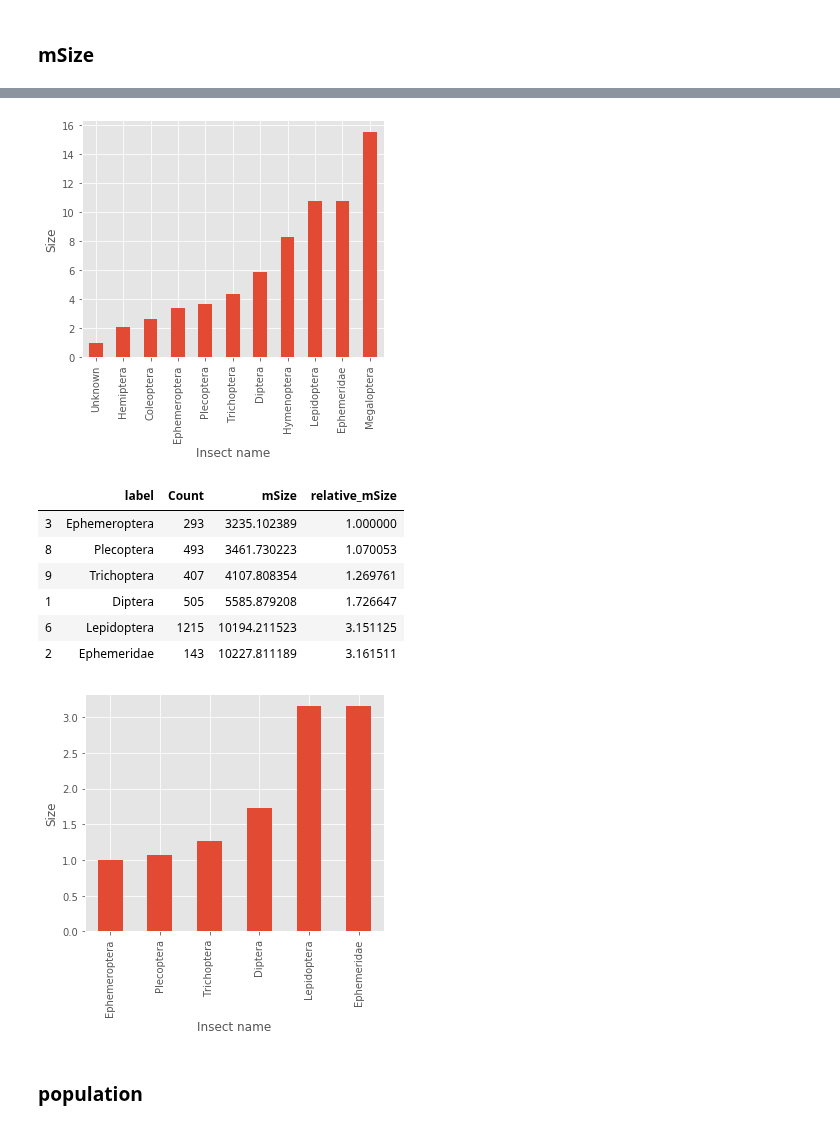
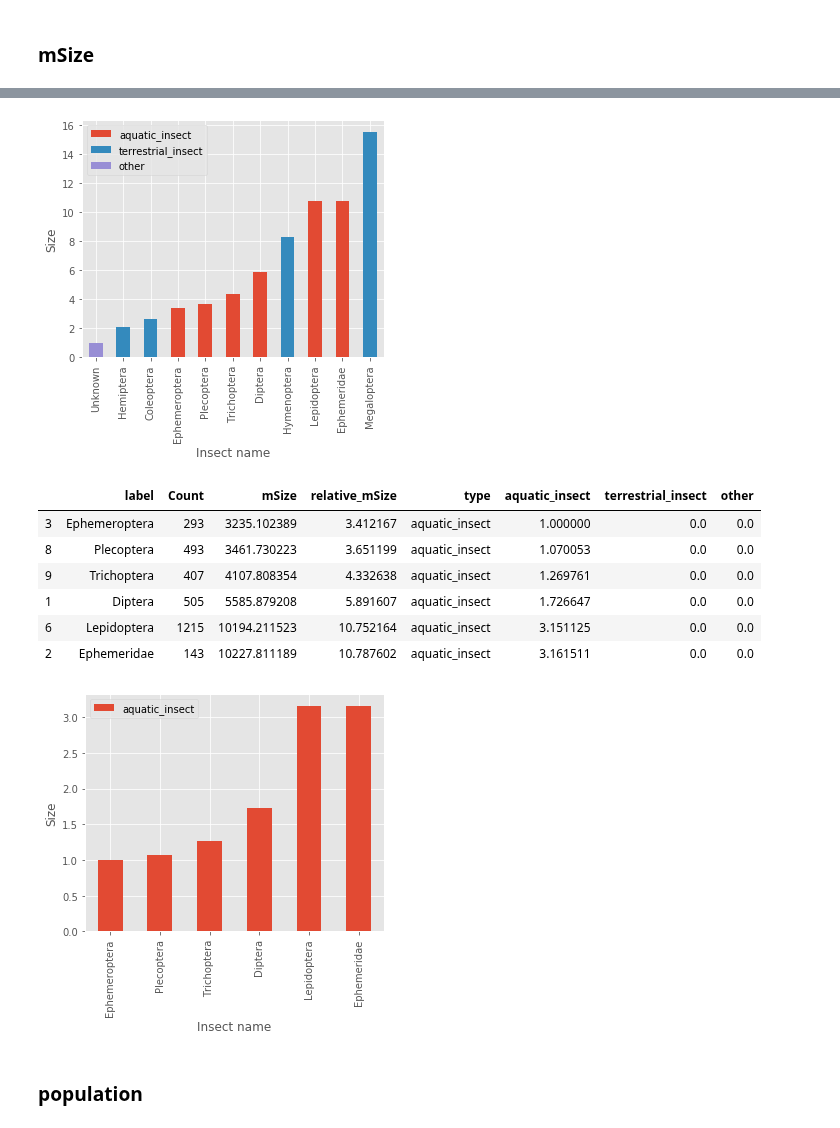
Before and after one commit to keiiti975/Insect_Phenology_Detector, a Jupyter notebook: result/classification/visualize_annotation_20200806/visualize_annotation.ipynb, the cells around one changed output, grey strips where cells are left out. Saved outputs shown, nothing was run; the diff lists cells and outputs as text; code cells hidden in the pictures.

Commit message:
modify visualize_annotation_20200806 figure

```diff
--- a/result/classification/visualize_annotation_20200806/visualize_annotation.ipynb
+++ b/result/classification/visualize_annotation_20200806/visualize_annotation.ipynb
@@ -376,0 +361,18 @@ size_sorted_df_20191106_20200806
+# %%
+label_type_dic = {
+    "Unknown": "other",
+    "Hemiptera": "terrestrial_insect",
+    "Coleoptera": "terrestrial_insect",
+    "Ephemeroptera": "aquatic_insect",
+    "Plecoptera": "aquatic_insect",
+    "Trichoptera": "aquatic_insect",
+    "Diptera": "aquatic_insect",
+    "Hymenoptera": "terrestrial_insect",
+    "Lepidoptera": "aquatic_insect",
+    "Ephemeridae": "aquatic_insect",
+    "Megaloptera": "terrestrial_insect",
+}
+# %%
+df_20191106_20200806["type"] = [label_type_dic[label] for label in df_20191106_20200806["label"]]
+size_sorted_df_20191106_20200806 = df_20191106_20200806.sort_values("relative_mSize")
+size_sorted_df_20191106_20200806
@@ -377,31 +392,51 @@ size_sorted_df_20191106_20200806
+# %%
+aquatic_size_array = []
+terrestrial_size_array = []
+other_size_array = []
+for size, label_type in zip(size_sorted_df_20191106_20200806["relative_mSize"], size_sorted_df_20191106_20200806["type"]):
+    if label_type == "aquatic_insect":
+        aquatic_size_array.append(size)
+        terrestrial_size_array.append(0.0)
+        other_size_array.append(0.0)
+    elif label_type == "terrestrial_insect":
+        terrestrial_size_array.append(size)
+        aquatic_size_array.append(0.0)
+        other_size_array.append(0.0)
+    else:
+        other_size_array.append(size)
+        aquatic_size_array.append(0.0)
+        terrestrial_size_array.append(0.0)
+size_sorted_df_20191106_20200806["aquatic_insect"] = aquatic_size_array
+size_sorted_df_20191106_20200806["terrestrial_insect"] = terrestrial_size_array
+size_sorted_df_20191106_20200806["other"] = other_size_array
 # %%
 plt.rcParams['figure.figsize'] = (5,5)
-size_sorted_df_20191106_20200806.plot(kind="bar", x="label", y="relative_mSize", legend=False)
+size_sorted_df_20191106_20200806.plot(kind="bar", x="label", y=["aquatic_insect", "terrestrial_insect", "other"], stacked=True)
 plt.xlabel("Insect name")
 plt.ylabel("Size")
 plt.tight_layout()
 if os.path.exists(pj(os.getcwd(), "result/classification/visualize_annotation_20200806")) is False:
     os.makedirs(pj(os.getcwd(), "result/classification/visualize_annotation_20200806"))
 plt.savefig(pj(os.getcwd(), "result/classification/visualize_annotation_20200806", "average_size_sum.png"))
 # %% [output]
-[figure, old version]
+[figure, new version]
 # %%
 size_sorted_df_20191106_20200806_target = size_sorted_df_20191106_20200806.drop([10, 4, 0, 5, 7], axis=0)
-relative_mSize_target = np.array(size_sorted_df_20191106_20200806_target["relative_mSize"])
+relative_mSize_target = np.array(size_sorted_df_20191106_20200806_target["aquatic_insect"])
 relative_mSize_target = relative_mSize_target / relative_mSize_target.min()
-size_sorted_df_20191106_20200806_target["relative_mSize"] = relative_mSize_target
+size_sorted_df_20191106_20200806_target["aquatic_insect"] = relative_mSize_target
 size_sorted_df_20191106_20200806_target
 # %% [output]
-|  | label | Count | mSize | relative_mSize |
-| 3 | Ephemeroptera | 293 | 3235.102389 | 1.000000 |
-| 8 | Plecoptera | 493 | 3461.730223 | 1.070053 |
-| 9 | Trichoptera | 407 | 4107.808354 | 1.269761 |
-| 1 | Diptera | 505 | 5585.879208 | 1.726647 |
-| 6 | Lepidoptera | 1215 | 10194.211523 | 3.151125 |
-| 2 | Ephemeridae | 143 | 10227.811189 | 3.161511 |
+|  | label | Count | mSize | relative_mSize | type | aquatic_insect | terrestrial_insect | other |
+| 3 | Ephemeroptera | 293 | 3235.102389 | 3.412167 | aquatic_insect | 1.000000 | 0.0 | 0.0 |
+| 8 | Plecoptera | 493 | 3461.730223 | 3.651199 | aquatic_insect | 1.070053 | 0.0 | 0.0 |
+| 9 | Trichoptera | 407 | 4107.808354 | 4.332638 | aquatic_insect | 1.269761 | 0.0 | 0.0 |
+| 1 | Diptera | 505 | 5585.879208 | 5.891607 | aquatic_insect | 1.726647 | 0.0 | 0.0 |
+| 6 | Lepidoptera | 1215 | 10194.211523 | 10.752164 | aquatic_insect | 3.151125 | 0.0 | 0.0 |
+| 2 | Ephemeridae | 143 | 10227.811189 | 10.787602 | aquatic_insect | 3.161511 | 0.0 | 0.0 |
 # %%
 plt.rcParams['figure.figsize'] = (5,5)
-size_sorted_df_20191106_20200806_target.plot(kind="bar", x="label", y="relative_mSize", legend=False)
+size_sorted_df_20191106_20200806_target.plot(kind="bar", x="label", y="aquatic_insect")
 plt.xlabel("Insect name")
 plt.ylabel("Size")
 plt.tight_layout()
@@ -409,7 +444,7 @@ if os.path.exists(pj(os.getcwd(), "result/classification/visualize_annotation_20
     os.makedirs(pj(os.getcwd(), "result/classification/visualize_annotation_20200806"))
 plt.savefig(pj(os.getcwd(), "result/classification/visualize_annotation_20200806", "average_size_sum_target.png"))
 # %% [output]
-[figure, old version]
+[figure, new version]
 # %% [markdown]
 ### population
 # %%
```
Also changed, not shown: parts of 8 cells of this notebook, 6 other files.
